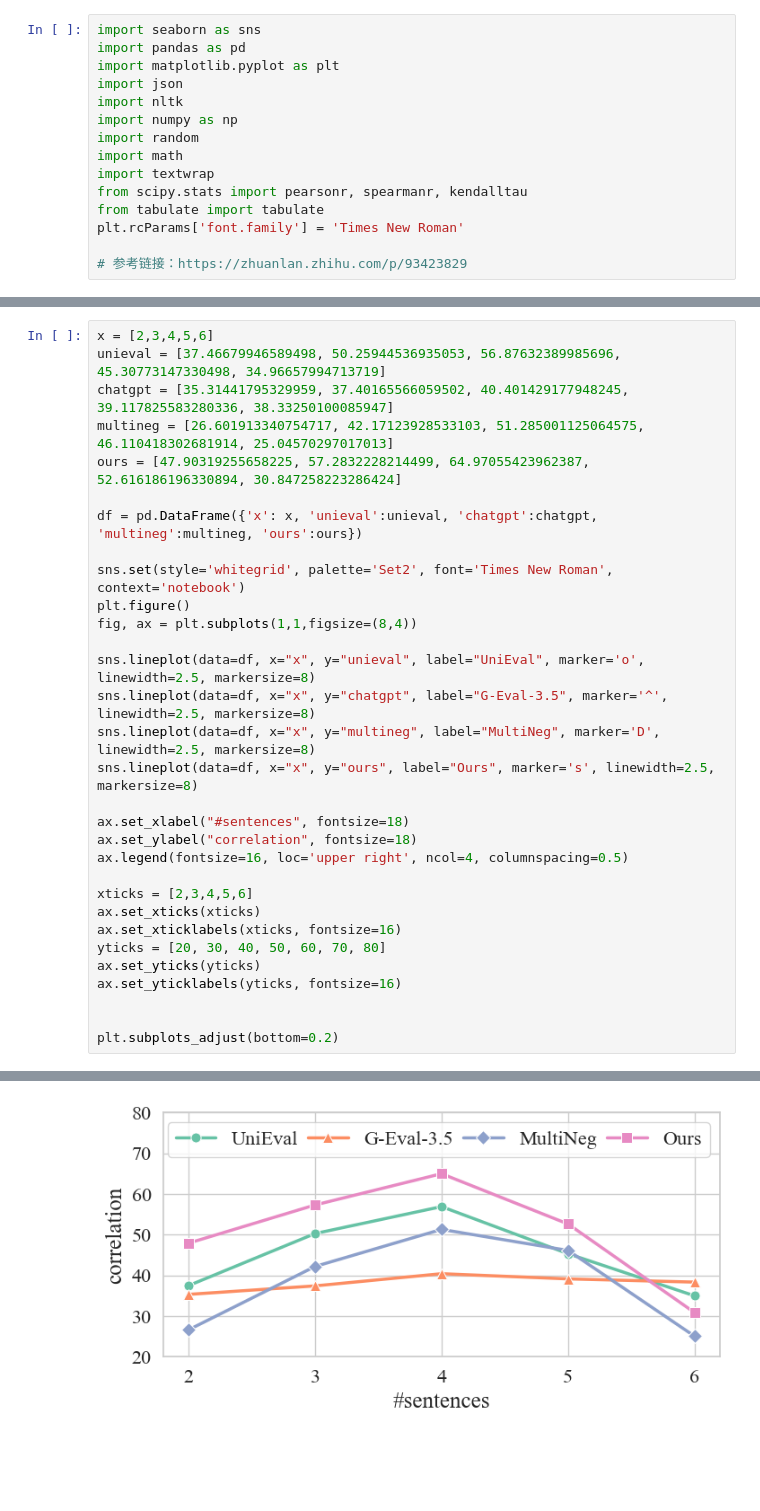
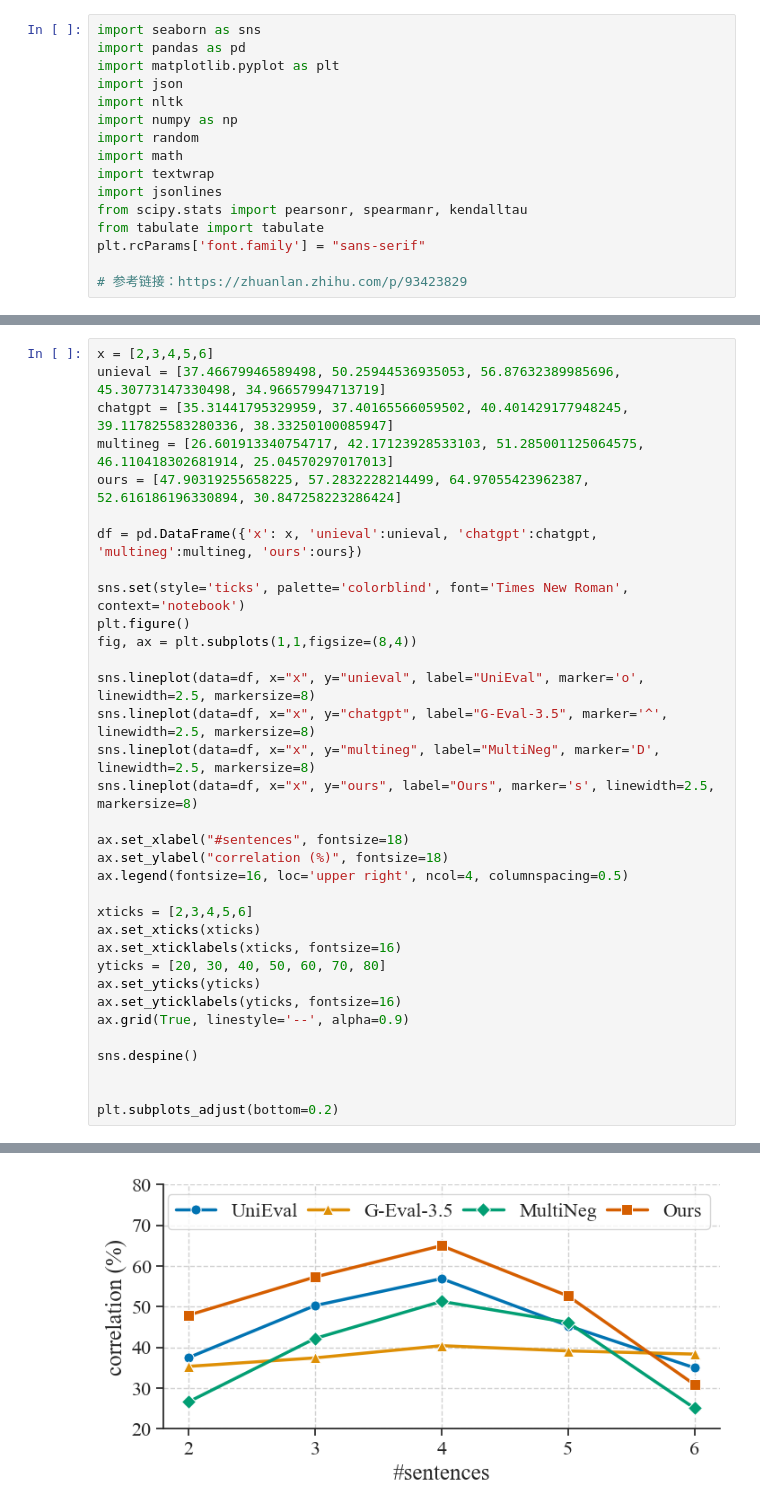
Before and after one commit to dwzhu-pku/DWTemplate, a Jupyter notebook: visualize/plot.ipynb, the cells around one changed output, grey strips where cells are left out. Saved outputs shown, nothing was run; the diff lists cells and outputs as text; blank space fills up the shorter version.

```diff
--- a/visualize/plot.ipynb
+++ b/visualize/plot.ipynb
@@ -8,8 +8,9 @@ import numpy as np
 import random
 import math
 import textwrap
+import jsonlines
 from scipy.stats import pearsonr, spearmanr, kendalltau
 from tabulate import tabulate
-plt.rcParams['font.family'] = 'Times New Roman'
+plt.rcParams['font.family'] = "sans-serif"
 
 # 参考链接：https://zhuanlan.zhihu.com/p/93423829
@@ -19,33 +116,36 @@ plt.rcParams['font.family'] = 'Times New Roman'
 x = [2,3,4,5,6]
 unieval = [37.46679946589498, 50.25944536935053, 56.87632389985696, 45.30773147330498, 34.96657994713719]
 chatgpt = [35.31441795329959, 37.40165566059502, 40.401429177948245, 39.117825583280336, 38.33250100085947]
 multineg = [26.601913340754717, 42.17123928533103, 51.285001125064575, 46.110418302681914, 25.04570297017013]
 ours = [47.90319255658225, 57.2832228214499, 64.97055423962387, 52.616186196330894, 30.847258223286424]
 
 df = pd.DataFrame({'x': x, 'unieval':unieval, 'chatgpt':chatgpt, 'multineg':multineg, 'ours':ours})
 
-sns.set(style='whitegrid', palette='Set2', font='Times New Roman', context='notebook')
+sns.set(style='ticks', palette='colorblind', font='Times New Roman', context='notebook')
 plt.figure()
 fig, ax = plt.subplots(1,1,figsize=(8,4))
 
 sns.lineplot(data=df, x="x", y="unieval", label="UniEval", marker='o', linewidth=2.5, markersize=8)
 sns.lineplot(data=df, x="x", y="chatgpt", label="G-Eval-3.5", marker='^', linewidth=2.5, markersize=8)
 sns.lineplot(data=df, x="x", y="multineg", label="MultiNeg", marker='D', linewidth=2.5, markersize=8)
 sns.lineplot(data=df, x="x", y="ours", label="Ours", marker='s', linewidth=2.5, markersize=8)
 
 ax.set_xlabel("#sentences", fontsize=18)
-ax.set_ylabel("correlation", fontsize=18)
+ax.set_ylabel("correlation (%)", fontsize=18)
 ax.legend(fontsize=16, loc='upper right', ncol=4, columnspacing=0.5)
 
 xticks = [2,3,4,5,6]
 ax.set_xticks(xticks)
 ax.set_xticklabels(xticks, fontsize=16)
 yticks = [20, 30, 40, 50, 60, 70, 80]
 ax.set_yticks(yticks)
 ax.set_yticklabels(yticks, fontsize=16)
+ax.grid(True, linestyle='--', alpha=0.9)
+
+sns.despine()
 
 
 plt.subplots_adjust(bottom=0.2)
 # %% [output]
 <Figure size 640x480 with 0 Axes>
-[figure, old version]
+[figure, new version]
```
Also changed, not shown: parts of 18 cells of this notebook, 4 other files.
